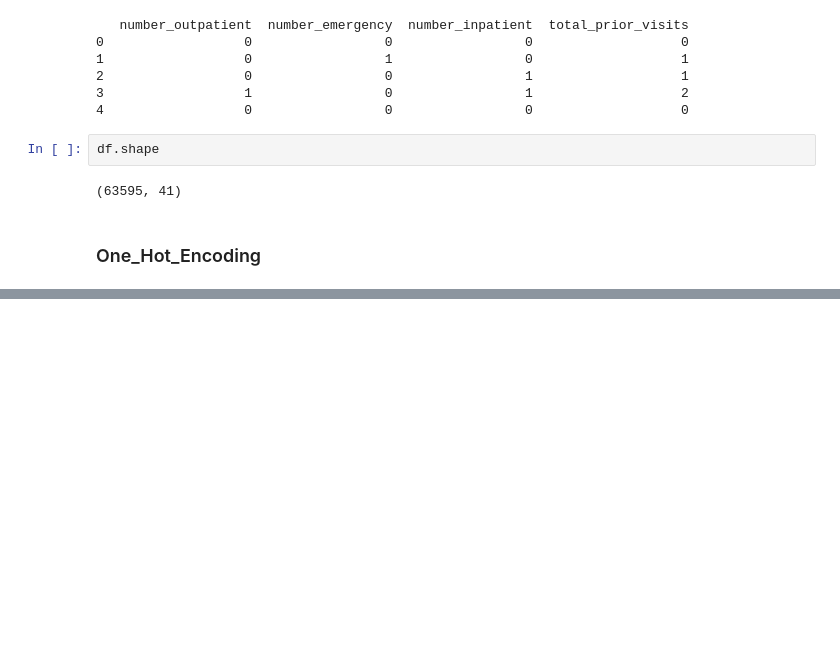
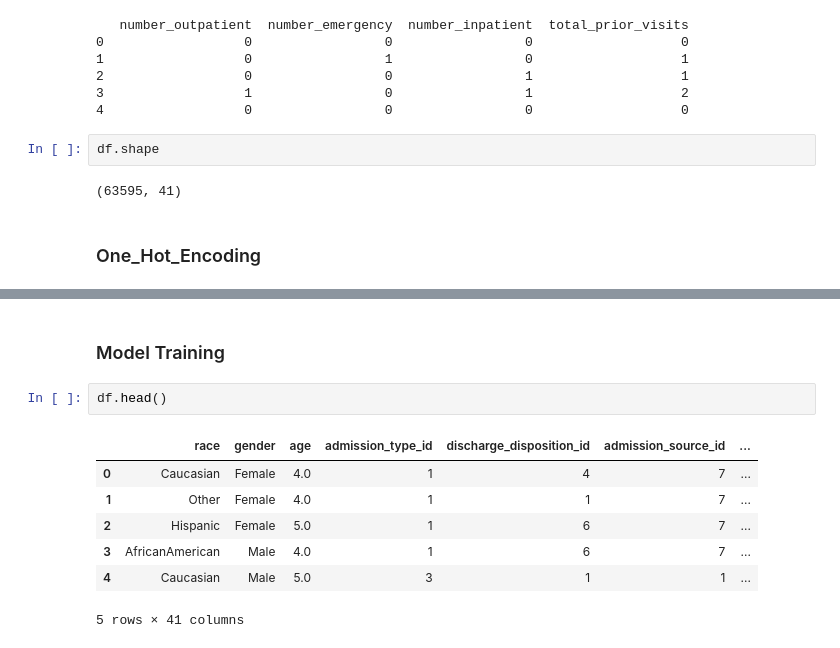
Before and after one commit to Priyanshi-Vishwakarma22/Hospital_Readmission_Risk_Prediction, a Jupyter notebook: notebook/training_data.ipynb, the cells around one changed output, grey strips where cells are left out. Drawn from its saved outputs; the diff is of its cells as text; blank space fills up the shorter version.

```diff
--- a/notebook/training_data.ipynb
+++ b/notebook/training_data.ipynb
@@ -207,0 +283,12 @@ Name: count, dtype: int64
+# %% [markdown]
+### Model Training
+# %%
+df.head()
+# %% [output]
+|  | race | gender | age | admission_type_id | discharge_disposition_id | admission_source_id | ... |
+| 0 | Caucasian | Female | 4.0 | 1 | 4 | 7 | ... |
+| 1 | Other | Female | 4.0 | 1 | 1 | 7 | ... |
+| 2 | Hispanic | Female | 5.0 | 1 | 6 | 7 | ... |
+| 3 | AfricanAmerican | Male | 4.0 | 1 | 6 | 7 | ... |
+| 4 | Caucasian | Male | 5.0 | 3 | 1 | 1 | ... |
+5 rows × 41 columns
```
Also changed, not shown: parts of 20 cells of this notebook, 1 other file.
